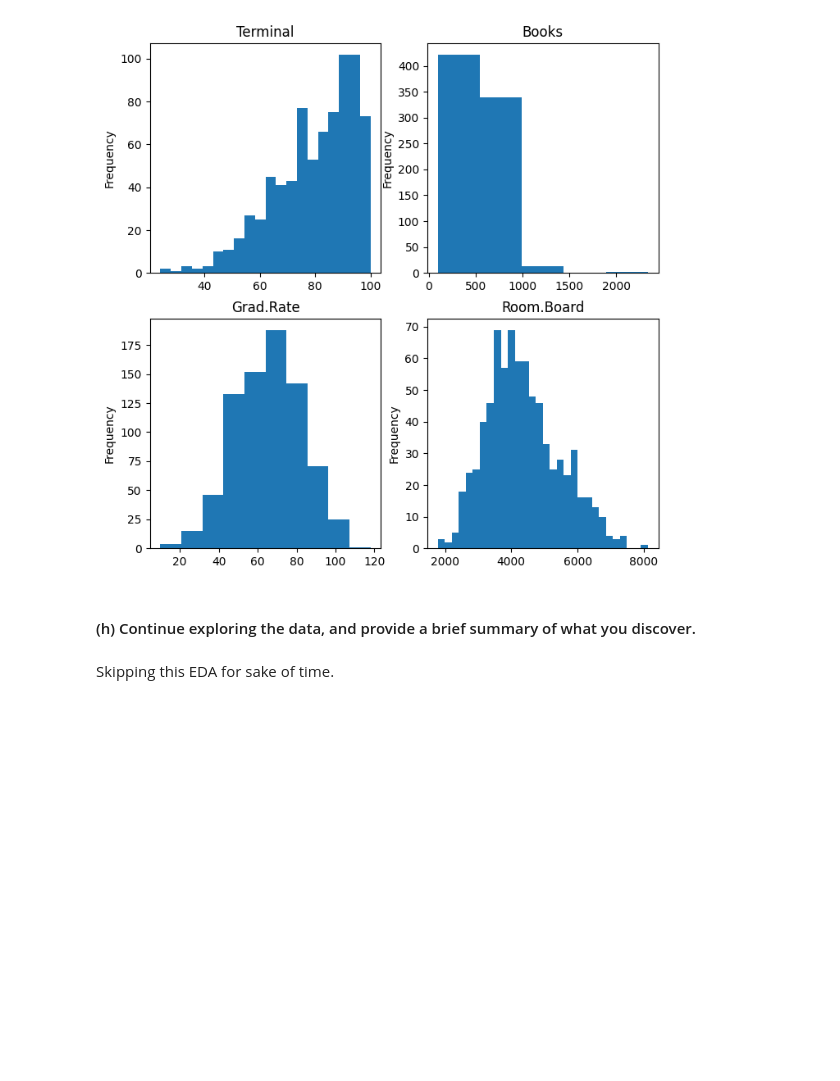
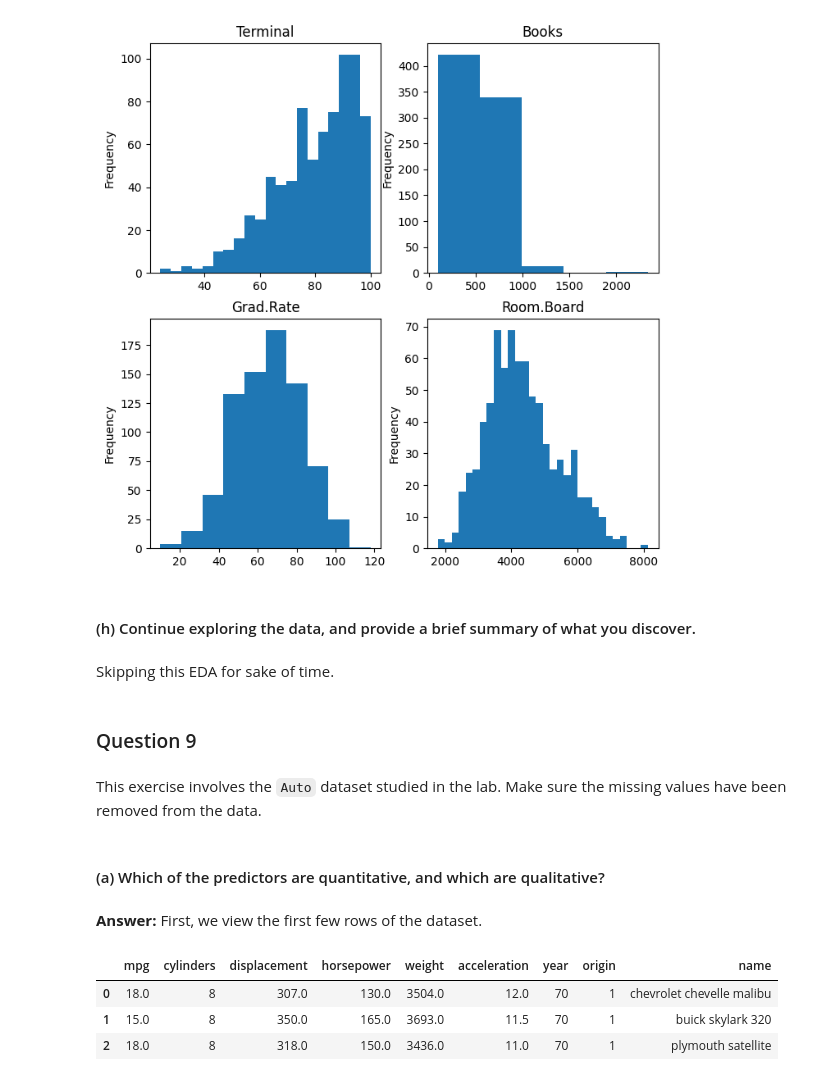
Before and after one commit to justingroves/ISLP, a Jupyter notebook: Jupyter Labs/Chapter 2 Statistical Learning/2.4 Exercises.ipynb, the cells around one changed output. Drawn from its saved outputs; the diff is of its cells as text; code cells hidden in the pictures; blank space fills up the shorter version.

Commit message:
Add: Answered question 2.4.9

```diff
--- a/Jupyter Labs/Chapter 2 Statistical Learning/2.4 Exercises.ipynb
+++ b/Jupyter Labs/Chapter 2 Statistical Learning/2.4 Exercises.ipynb
@@ -490,3 +490,28 @@ plt.show() # Plot the figure
 #### (h) Continue exploring the data, and provide a brief summary of what you discover.
 # %% [markdown]
 Skipping this EDA for sake of time.
+# %% [markdown]
+### Question 9
+# %% [markdown]
+This exercise involves the `Auto` dataset studied in the lab. Make sure the missing values have been removed from the data.
+# %%
+# Load necessary packages
+import pandas as pd
+
+# Load the data
+auto = pd.read_csv('Auto.data', na_values=['?'], sep='\\s+')
+
+# Drop na values
+auto = auto.dropna()
+# %% [markdown]
+#### (a) Which of the predictors are quantitative, and which are qualitative?
+# %% [markdown]
+**Answer:** First, we view the first few rows of the dataset.
+# %%
+# View first 3 rows
+auto.head(n=3)
+# %% [output]
+|  | mpg | cylinders | displacement | horsepower | weight | acceleration | year | origin | name |
+| 0 | 18.0 | 8 | 307.0 | 130.0 | 3504.0 | 12.0 | 70 | 1 | chevrolet chevelle malibu |
+| 1 | 15.0 | 8 | 350.0 | 165.0 | 3693.0 | 11.5 | 70 | 1 | buick skylark 320 |
+| 2 | 18.0 | 8 | 318.0 | 150.0 | 3436.0 | 11.0 | 70 | 1 | plymouth satellite |
```
Also changed, not shown: parts of 14 cells of this notebook.
